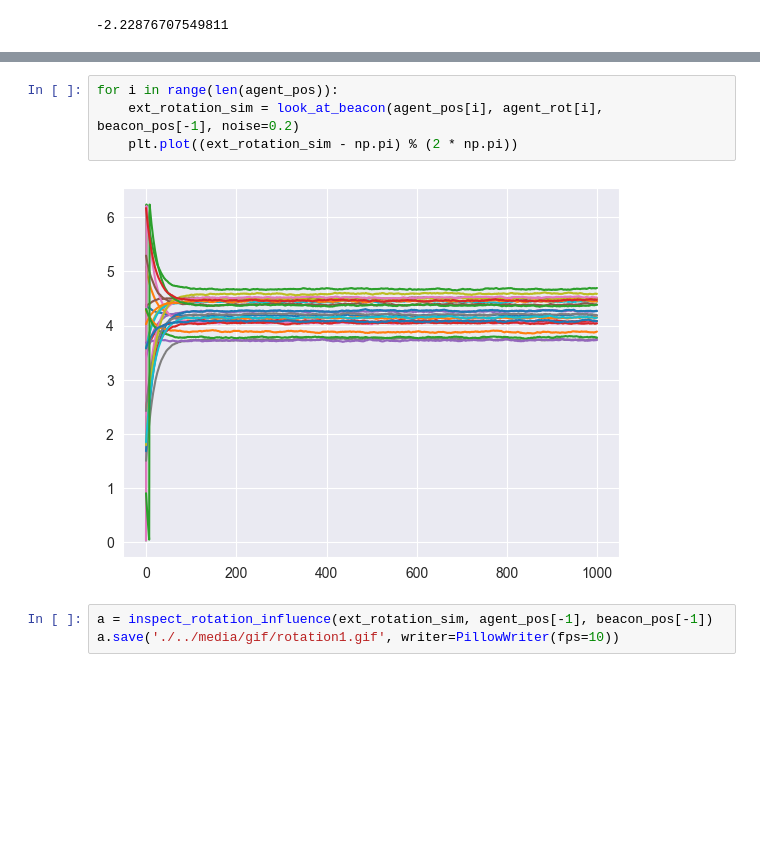
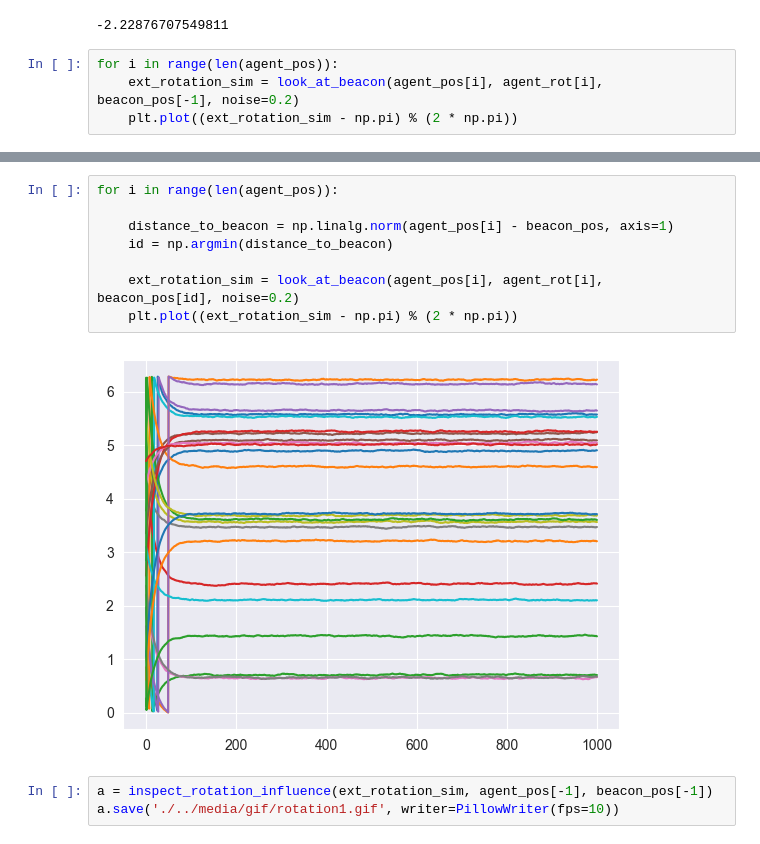
Before and after one commit to jerrymhuang/TogetherFlow, a Jupyter notebook: togetherflow/simulation_test.ipynb, the cells around one changed output, grey strips where cells are left out. Cells and saved outputs as stored; diff of their text form; blank space fills up the shorter version.

```diff
--- a/togetherflow/simulation_test.ipynb
+++ b/togetherflow/simulation_test.ipynb
@@ -102,3 +102,7 @@ ext_rotation = rotation_influence(agent_pos[0], agent_rot[0], beacon_pos[0])
 ext_rotation
 # %% [output]
 -2.22876707549811
+# %%
+for i in range(len(agent_pos)):
+    ext_rotation_sim = look_at_beacon(agent_pos[i], agent_rot[i], beacon_pos[-1], noise=0.2)
+    plt.plot((ext_rotation_sim - np.pi) % (2 * np.pi))
@@ -105,9 +111,13 @@ ext_rotation
 # %%
 for i in range(len(agent_pos)):
-    ext_rotation_sim = look_at_beacon(agent_pos[i], agent_rot[i], beacon_pos[-1], noise=0.2)
+
+    distance_to_beacon = np.linalg.norm(agent_pos[i] - beacon_pos, axis=1)
+    id = np.argmin(distance_to_beacon)
+
+    ext_rotation_sim = look_at_beacon(agent_pos[i], agent_rot[i], beacon_pos[id], noise=0.2)
     plt.plot((ext_rotation_sim - np.pi) % (2 * np.pi))
 # %% [output]
-[figure, old version]
+[figure, new version]
 # %%
 a = inspect_rotation_influence(ext_rotation_sim, agent_pos[-1], beacon_pos[-1])
 a.save('./../media/gif/rotation1.gif', writer=PillowWriter(fps=10))
```
Also changed, not shown: parts of 10 cells of this notebook, 2 other files.
